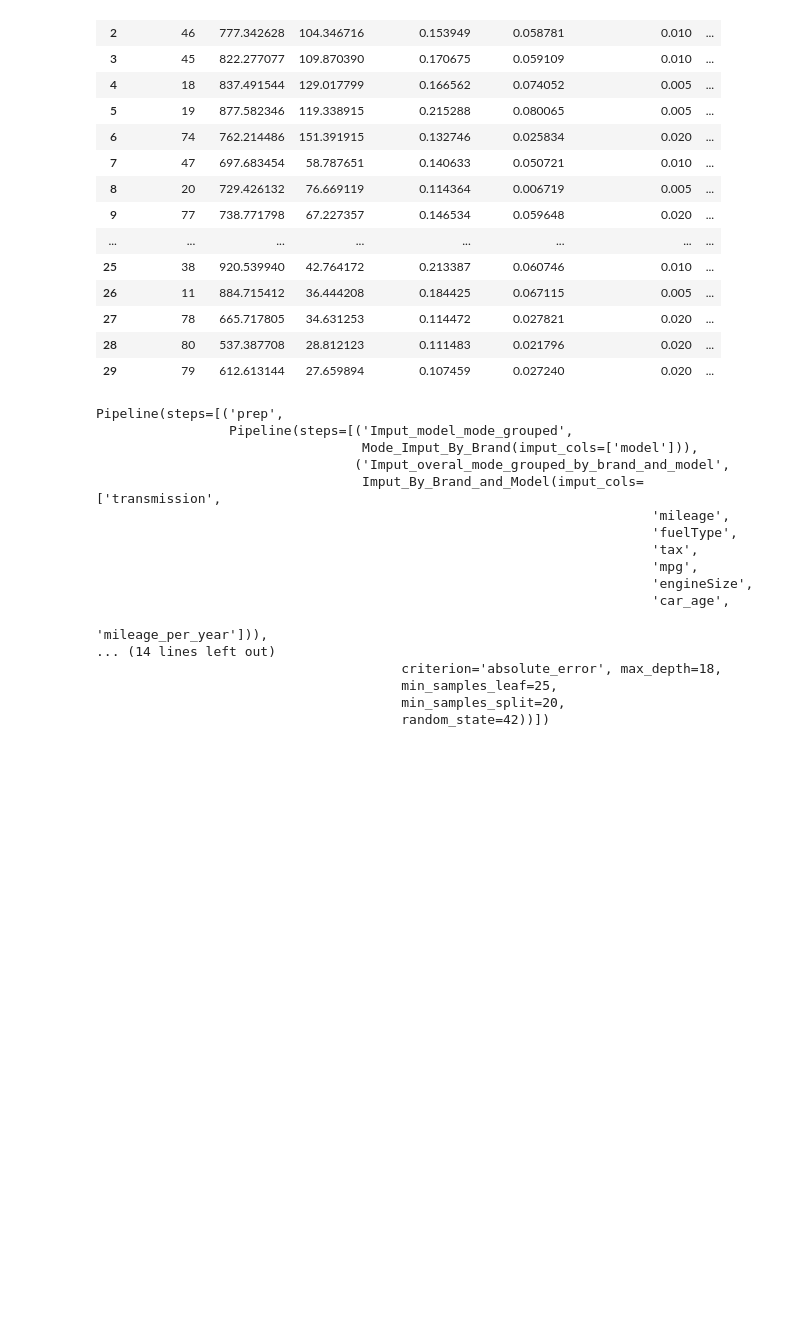
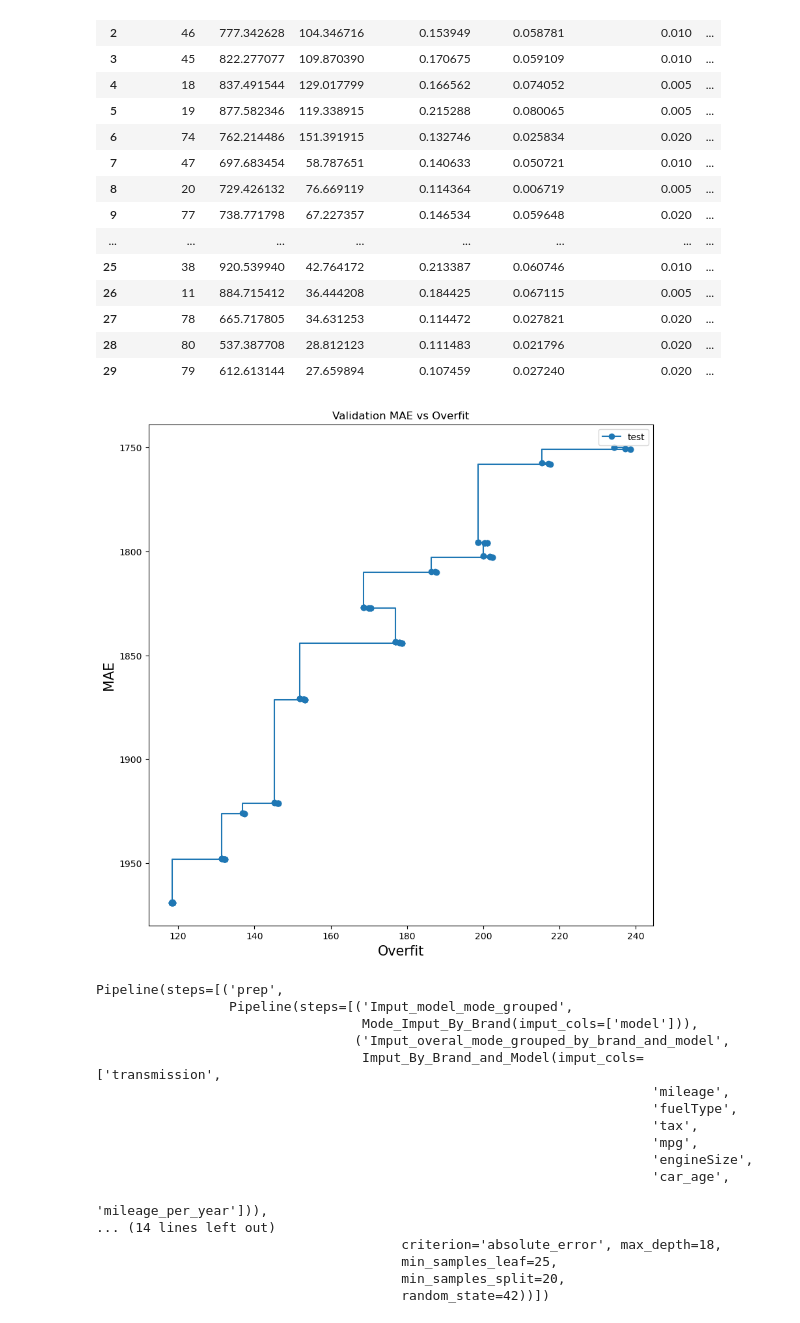
Before and after one commit to miguelrebelo291/Expediting-Car-Evaluations-with-ML, a Jupyter notebook: notebooks/model.ipynb, the cells around one changed output. Cells and saved outputs as stored; diff of their text form; code cells hidden in the pictures; blank space fills up the shorter version.

```diff
--- a/notebooks/model.ipynb
+++ b/notebooks/model.ipynb
@@ -1091,6 +1121,23 @@ grid_results_dt.head(30)
 | 27 | 78 | 665.717805 | 34.631253 | 0.114472 | 0.027821 | 0.020 | ... |
 | 28 | 80 | 537.387708 | 28.812123 | 0.111483 | 0.021796 | 0.020 | ... |
 | 29 | 79 | 612.613144 | 27.659894 | 0.107459 | 0.027240 | 0.020 | ... |
+# %%
+train_scores = -grid_results_dt["mean_train_score"]
+test_scores = -grid_results_dt["mean_test_score"]
+overfit = grid_results_dt["overfit"]
+
+
+fig, ax = plt.subplots(figsize=(10, 10))
+
+ax.set_xlabel("Overfit", fontsize=15)
+ax.set_ylabel("MAE", fontsize=15)
+ax.set_title("Validation MAE vs Overfit")
+ax.plot(overfit, test_scores,  marker='o', label="test",  drawstyle="steps-post")
+ax.invert_yaxis()
+ax.legend()
+plt.show()
+# %% [output]
+[figure, added]
 # %%
 chosen_params = {
  'ccp_alpha': 0.02,
```
Also changed, not shown: parts of 19 cells of this notebook.
